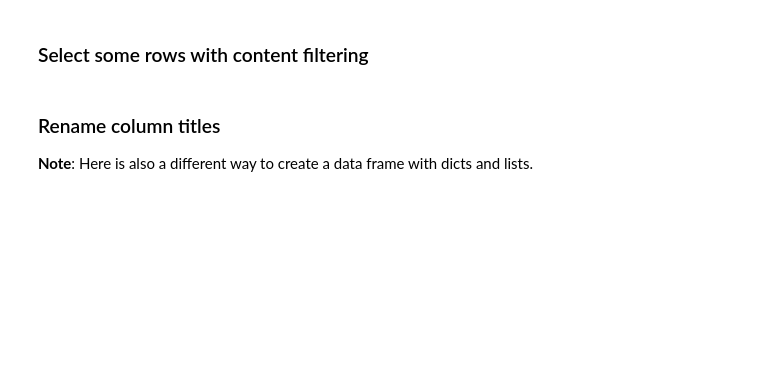
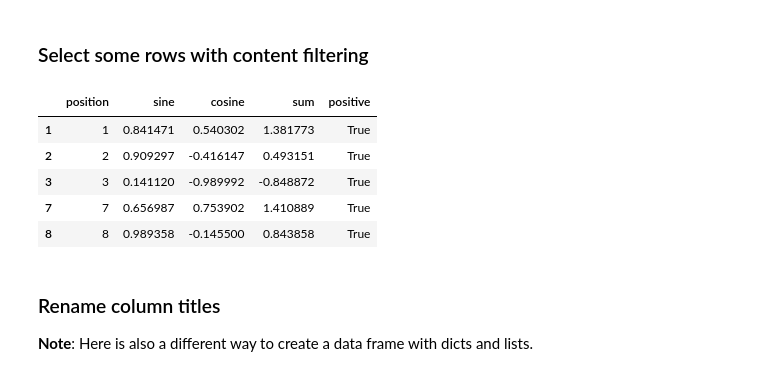
Before and after one commit to ImagingLectures/Quantitative-Big-Imaging-2024, a Jupyter notebook: Lectures/Lecture-02/02-Datasets.ipynb, the cells around one changed output. Saved outputs shown, nothing was run; the diff lists cells and outputs as text; code cells hidden in the pictures; blank space fills up the shorter version.

```diff
--- a/Lectures/Lecture-02/02-Datasets.ipynb
+++ b/Lectures/Lecture-02/02-Datasets.ipynb
@@ -1342,7 +1375,14 @@ df.head()
 ### Select some rows with content filtering
 # %%
 df2=df[0<df['sine']]
-df2
+df2.head(5)
+# %% [output]
+|  | position | sine | cosine | sum | positive |
+| 1 | 1 | 0.841471 | 0.540302 | 1.381773 | True |
+| 2 | 2 | 0.909297 | -0.416147 | 0.493151 | True |
+| 3 | 3 | 0.141120 | -0.989992 | -0.848872 | True |
+| 7 | 7 | 0.656987 | 0.753902 | 1.410889 | True |
+| 8 | 8 | 0.989358 | -0.145500 | 0.843858 | True |
 # %% [markdown]
 ### Rename column titles
 __Note__: Here is also a different way to create a data frame with dicts and lists.
```
Also changed, not shown: parts of 16 cells of this notebook.
